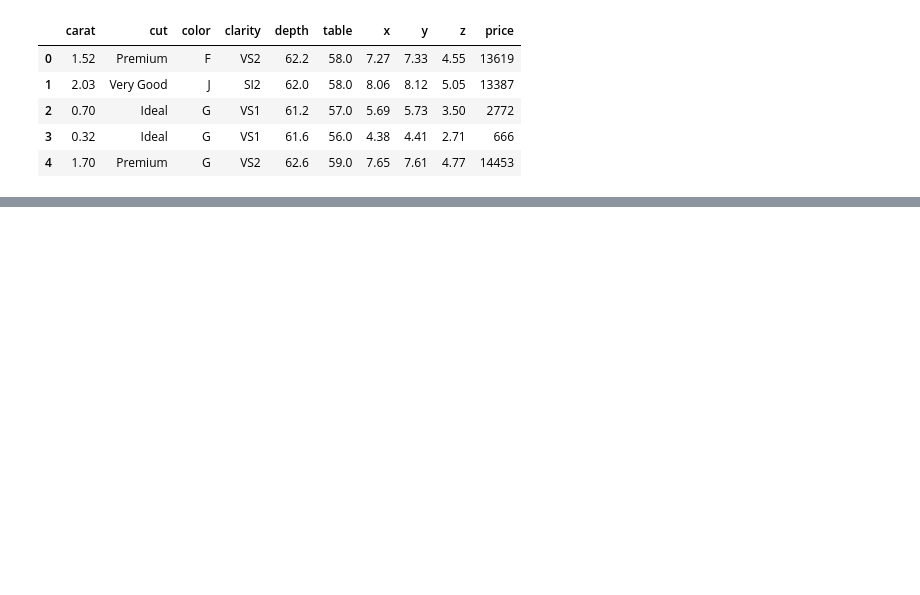
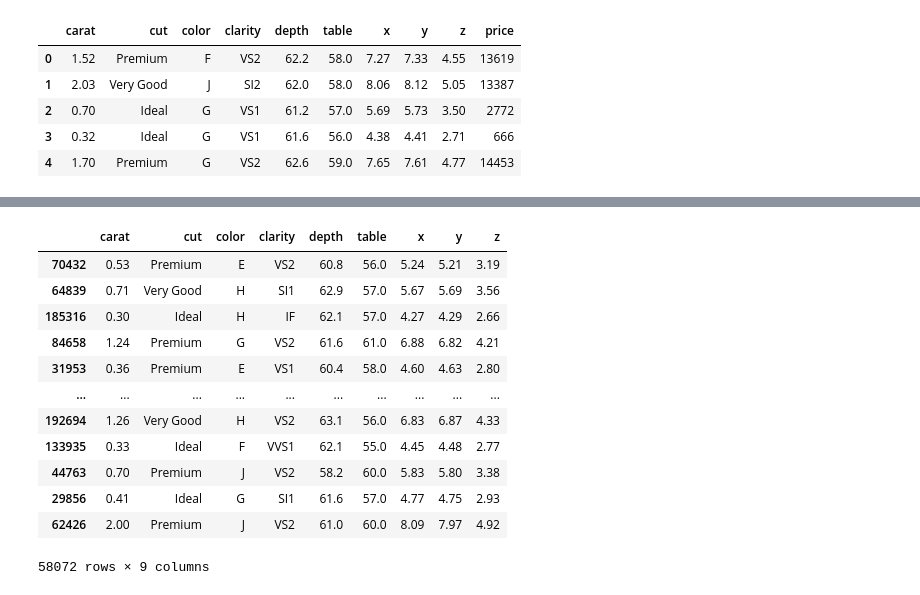
Before and after one commit to adi8837/ML_EndToEnd, a Jupyter notebook: notebooks/model_training.ipynb, the cells around one changed output, grey strips where cells are left out. Cells and saved outputs as stored; diff of their text form; code cells hidden in the pictures; blank space fills up the shorter version.

```diff
--- a/notebooks/model_training.ipynb
+++ b/notebooks/model_training.ipynb
@@ -28,0 +92,16 @@ NameError: name 'X' is not defined
+# %%
+preprocessor=ColumnTransformer(
+    [
+
+        ('num_pipeline',num_pipeline,numerical_cols),
+        ('cat_pipeline',cat_pipeline,categorical_cols)
+    ]
+)
+# %%
+## Train test split
+
+from sklearn.model_selection import train_test_split
+
+X_train,X_test,Y_train,Y_test=train_test_split(X,Y,test_size=0.30,random_state=30)
+# %%
+preprocessor.fit_transform(X_train)
@@ -28,0 +146,3 @@ NameError: name 'X' is not defined
+# %%
+X_train=pd.DataFrame(preprocessor.fit_transform(X_train),columns=preprocessor.get_feature_names_out())
+X_test=pd.DataFrame(preprocessor.transform(X_test),columns=preprocessor.get_feature_names_out())
@@ -28,0 +165,16 @@ NameError: name 'X' is not defined
+# %%
+X_test
+# %% [output]
+|  | carat | cut | color | clarity | depth | table | x | y | z |
+| 70432 | 0.53 | Premium | E | VS2 | 60.8 | 56.0 | 5.24 | 5.21 | 3.19 |
+| 64839 | 0.71 | Very Good | H | SI1 | 62.9 | 57.0 | 5.67 | 5.69 | 3.56 |
+| 185316 | 0.30 | Ideal | H | IF | 62.1 | 57.0 | 4.27 | 4.29 | 2.66 |
+| 84658 | 1.24 | Premium | G | VS2 | 61.6 | 61.0 | 6.88 | 6.82 | 4.21 |
+| 31953 | 0.36 | Premium | E | VS1 | 60.4 | 58.0 | 4.60 | 4.63 | 2.80 |
+| ... | ... | ... | ... | ... | ... | ... | ... | ... | ... |
+| 192694 | 1.26 | Very Good | H | VS2 | 63.1 | 56.0 | 6.83 | 6.87 | 4.33 |
+| 133935 | 0.33 | Ideal | F | VVS1 | 62.1 | 55.0 | 4.45 | 4.48 | 2.77 |
+| 44763 | 0.70 | Premium | J | VS2 | 58.2 | 60.0 | 5.83 | 5.80 | 3.38 |
+| 29856 | 0.41 | Ideal | G | SI1 | 61.6 | 57.0 | 4.77 | 4.75 | 2.93 |
+| 62426 | 2.00 | Premium | J | VS2 | 61.0 | 60.0 | 8.09 | 7.97 | 4.92 |
+58072 rows × 9 columns
```
Also changed, not shown: parts of 27 cells of this notebook.
